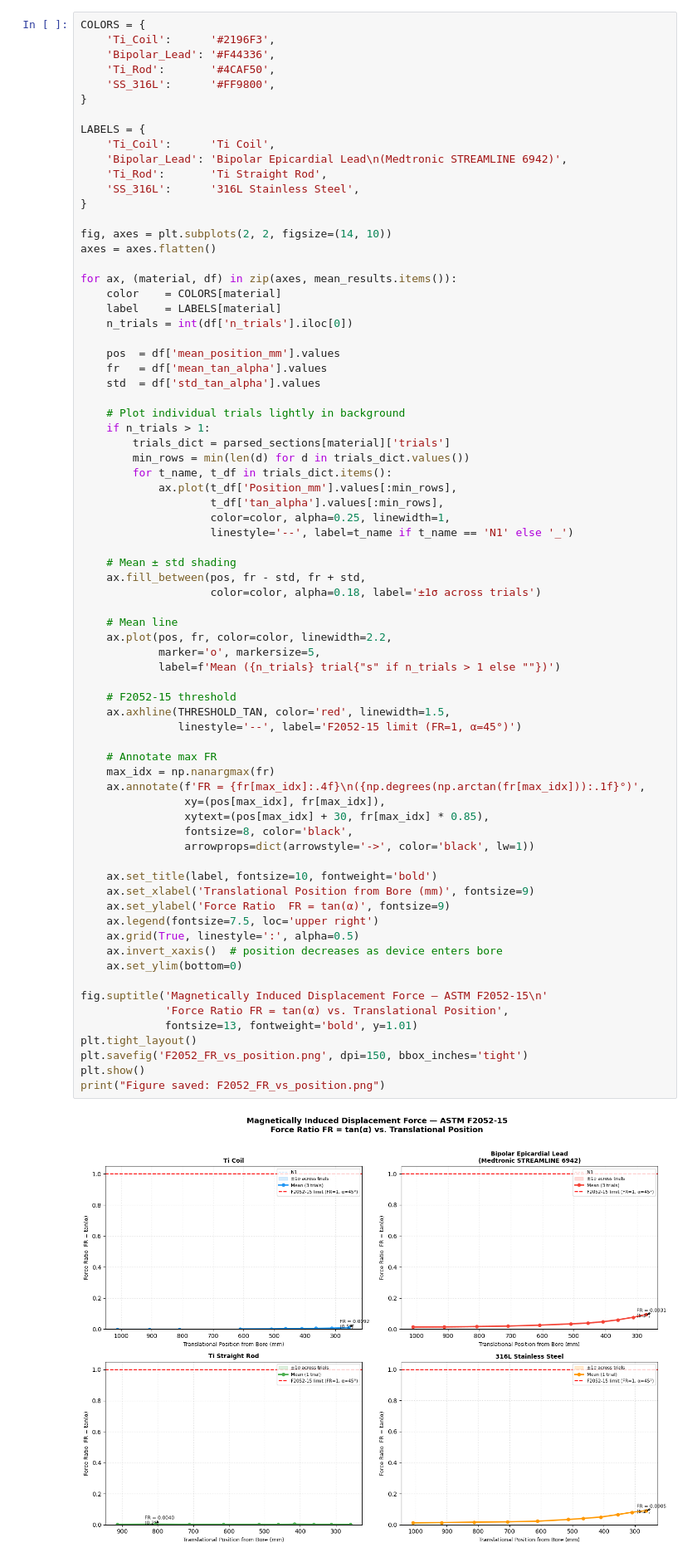
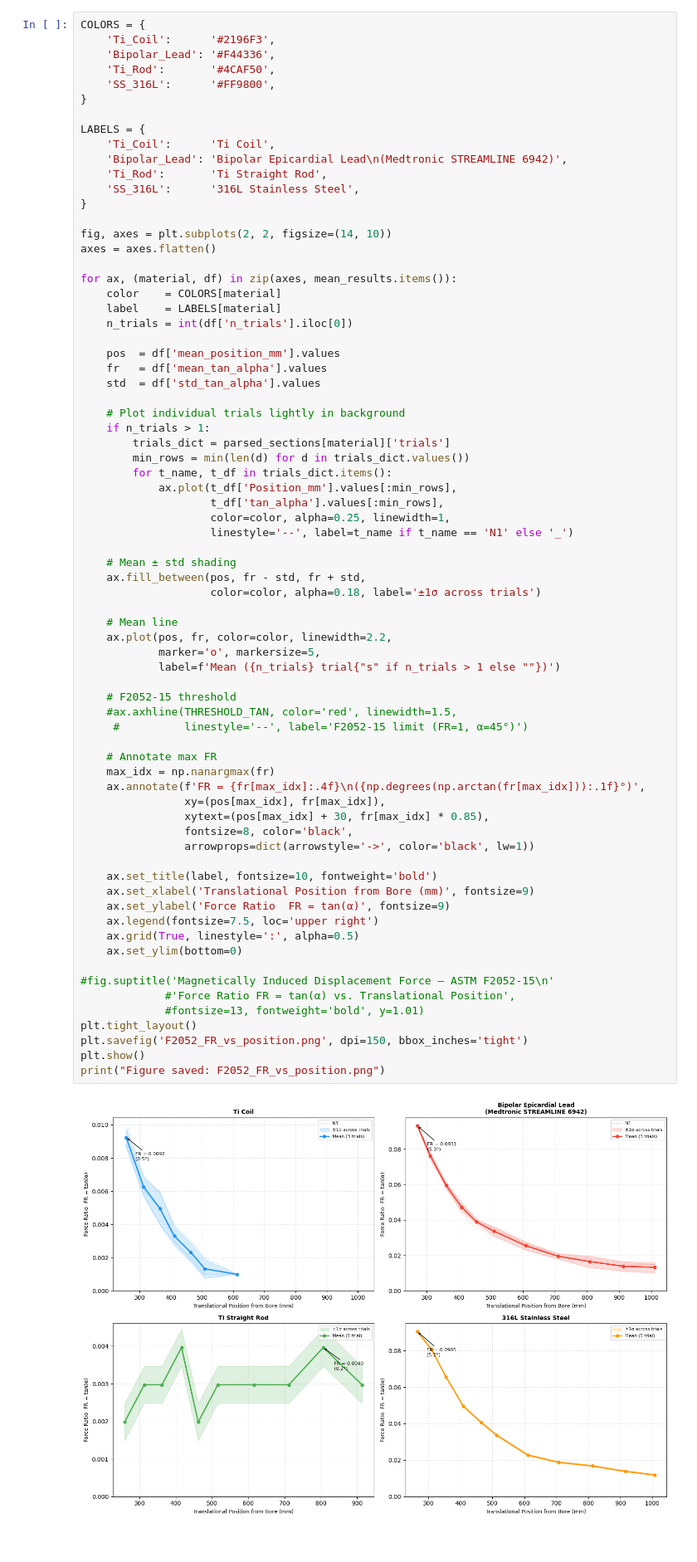
Before and after one commit to Zslw/mri-translational-force-n-torque-analysis, a Jupyter notebook: JupyterLab/ClinicalData/TranslationalExperiment/Translational_F2052.ipynb, the cells around one changed output. Shown at 83% size. Saved outputs shown, nothing was run; the diff lists cells and outputs as text.

```diff
--- a/JupyterLab/ClinicalData/TranslationalExperiment/Translational_F2052.ipynb
+++ b/JupyterLab/ClinicalData/TranslationalExperiment/Translational_F2052.ipynb
@@ -539,40 +539,39 @@ for ax, (material, df) in zip(axes, mean_results.items()):
     ax.fill_between(pos, fr - std, fr + std,
                     color=color, alpha=0.18, label='±1σ across trials')
 
     # Mean line
     ax.plot(pos, fr, color=color, linewidth=2.2,
             marker='o', markersize=5,
             label=f'Mean ({n_trials} trial{"s" if n_trials > 1 else ""})')
 
     # F2052-15 threshold
-    ax.axhline(THRESHOLD_TAN, color='red', linewidth=1.5,
-               linestyle='--', label='F2052-15 limit (FR=1, α=45°)')
+    #ax.axhline(THRESHOLD_TAN, color='red', linewidth=1.5,
+     #          linestyle='--', label='F2052-15 limit (FR=1, α=45°)')
 
     # Annotate max FR
     max_idx = np.nanargmax(fr)
     ax.annotate(f'FR = {fr[max_idx]:.4f}\n({np.degrees(np.arctan(fr[max_idx])):.1f}°)',
                 xy=(pos[max_idx], fr[max_idx]),
                 xytext=(pos[max_idx] + 30, fr[max_idx] * 0.85),
                 fontsize=8, color='black',
                 arrowprops=dict(arrowstyle='->', color='black', lw=1))
 
     ax.set_title(label, fontsize=10, fontweight='bold')
     ax.set_xlabel('Translational Position from Bore (mm)', fontsize=9)
     ax.set_ylabel('Force Ratio  FR = tan(α)', fontsize=9)
     ax.legend(fontsize=7.5, loc='upper right')
     ax.grid(True, linestyle=':', alpha=0.5)
-    ax.invert_xaxis()  # position decreases as device enters bore
     ax.set_ylim(bottom=0)
 
-fig.suptitle('Magnetically Induced Displacement Force — ASTM F2052-15\n'
-             'Force Ratio FR = tan(α) vs. Translational Position',
-             fontsize=13, fontweight='bold', y=1.01)
+#fig.suptitle('Magnetically Induced Displacement Force — ASTM F2052-15\n'
+             #'Force Ratio FR = tan(α) vs. Translational Position',
+             #fontsize=13, fontweight='bold', y=1.01)
 plt.tight_layout()
 plt.savefig('F2052_FR_vs_position.png', dpi=150, bbox_inches='tight')
 plt.show()
 print("Figure saved: F2052_FR_vs_position.png")
 # %% [output]
-[figure, old version]
+[figure, new version]
 Figure saved: F2052_FR_vs_position.png
 # %% [markdown]
 ### 6b. Comparative Bar Chart — Maximum Force Ratio per Device
```
Also changed, not shown: parts of 1 cell of this notebook, 34 other files.
